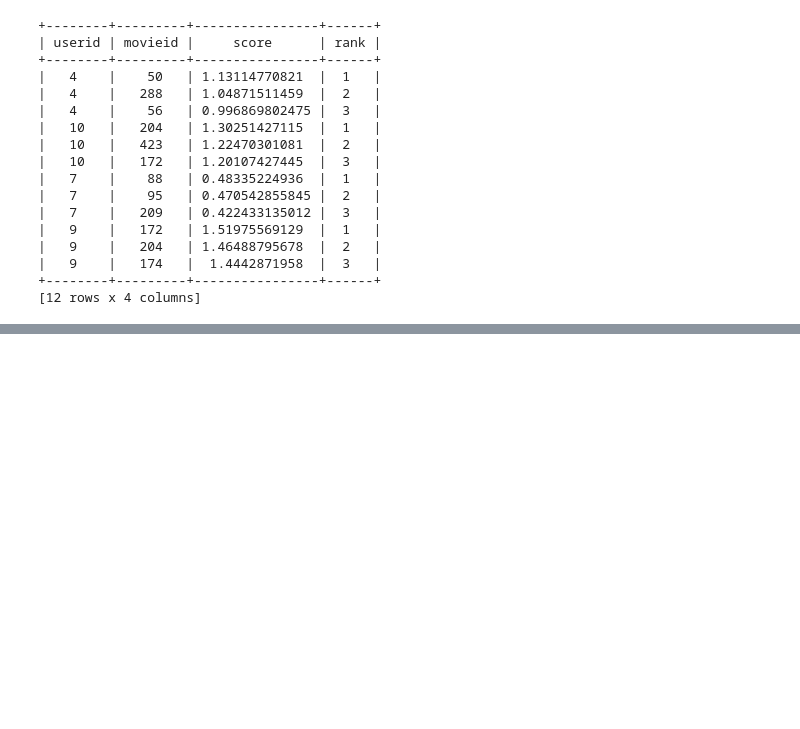
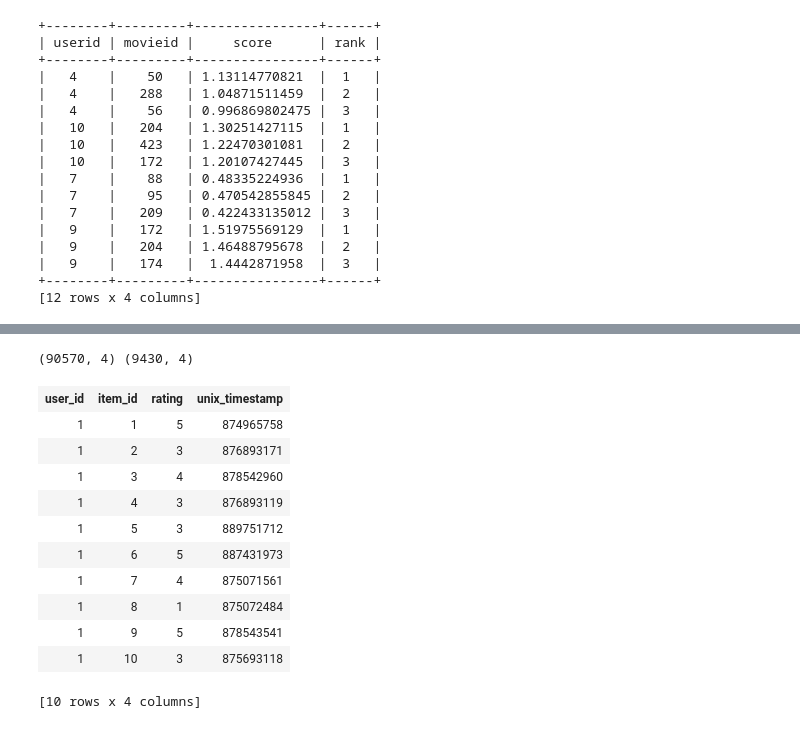
Before and after one commit to hanhanwu/Hanhan_Data_Science_Practice, a Jupyter notebook: RecommendationSystem/recommendation_system_movielens.ipynb, the cells around one changed output, grey strips where cells are left out. Drawn from its saved outputs; the diff is of its cells as text; code cells hidden in the pictures; blank space fills up the shorter version.

```diff
--- a/RecommendationSystem/recommendation_system_movielens.ipynb
+++ b/RecommendationSystem/recommendation_system_movielens.ipynb
@@ -267,0 +268,23 @@ item_sim_recomm.print_rows(num_rows=12)
+# %%
+ua_cols = ['user_id', 'item_id', 'rating', 'unix_timestamp']
+ratings_train = pd.read_csv(rating_train, sep='\t', names=ua_cols, encoding='latin-1')
+ratings_test = pd.read_csv(rating_test, sep='\t', names=ua_cols, encoding='latin-1')
+print ratings_train.shape, ratings_test.shape
+
+train_data = turicreate.SFrame(ratings_train)
+test_data = turicreate.SFrame(ratings_test)
+train_data.head()
+# %% [output]
+(90570, 4) (9430, 4)
+| user_id | item_id | rating | unix_timestamp |
+| 1 | 1 | 5 | 874965758 |
+| 1 | 2 | 3 | 876893171 |
+| 1 | 3 | 4 | 878542960 |
+| 1 | 4 | 3 | 876893119 |
+| 1 | 5 | 3 | 889751712 |
+| 1 | 6 | 5 | 887431973 |
+| 1 | 7 | 4 | 875071561 |
+| 1 | 8 | 1 | 875072484 |
+| 1 | 9 | 5 | 878543541 |
+| 1 | 10 | 3 | 875693118 |
+[10 rows x 4 columns]
```
Also changed, not shown: parts of 9 cells of this notebook.
